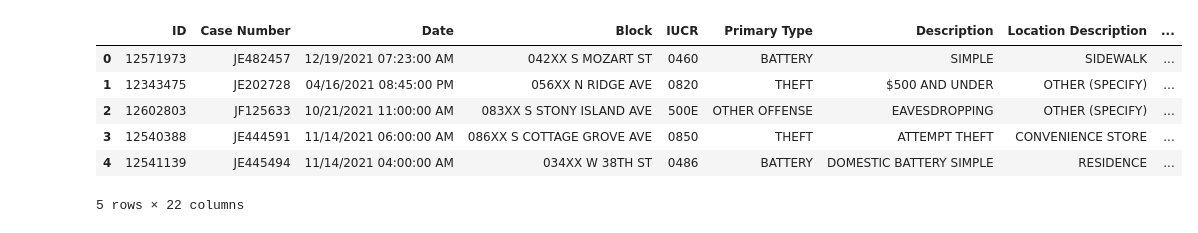
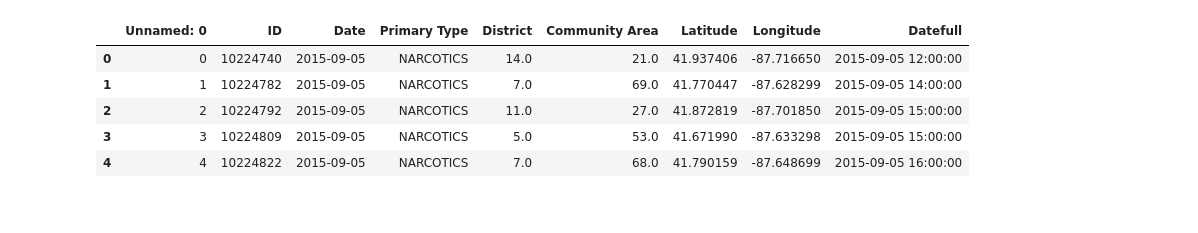
Before and after one commit to reqhiem/drf_template, a Jupyter notebook: api/data/example.ipynb, the cells around one changed output. Saved outputs shown, nothing was run; the diff lists cells and outputs as text; code cells hidden in the pictures.

```diff
--- a/api/data/example.ipynb
+++ b/api/data/example.ipynb
@@ -1,13 +1,12 @@
 # %%
 import pandas as pd
 # %%
-grades_df = pd.read_csv('2021.csv')
-grades_df.head(5)
+df = pd.read_csv('TEST_Narcotics.csv')
+df.head(5)
 # %% [output]
-|  | ID | Case Number | Date | Block | IUCR | Primary Type | Description | Location Description | ... |
-| 0 | 12571973 | JE482457 | 12/19/2021 07:23:00 AM | 042XX S MOZART ST | 0460 | BATTERY | SIMPLE | SIDEWALK | ... |
-| 1 | 12343475 | JE202728 | 04/16/2021 08:45:00 PM | 056XX N RIDGE AVE | 0820 | THEFT | $500 AND UNDER | OTHER (SPECIFY) | ... |
-| 2 | 12602803 | JF125633 | 10/21/2021 11:00:00 AM | 083XX S STONY ISLAND AVE | 500E | OTHER OFFENSE | EAVESDROPPING | OTHER (SPECIFY) | ... |
-| 3 | 12540388 | JE444591 | 11/14/2021 06:00:00 AM | 086XX S COTTAGE GROVE AVE | 0850 | THEFT | ATTEMPT THEFT | CONVENIENCE STORE | ... |
-| 4 | 12541139 | JE445494 | 11/14/2021 04:00:00 AM | 034XX W 38TH ST | 0486 | BATTERY | DOMESTIC BATTERY SIMPLE | RESIDENCE | ... |
+|  | Unnamed: 0 | ID | Date | Primary Type | District | Community Area | Latitude | Longitude | Datefull |
+| 0 | 0 | 10224740 | 2015-09-05 | NARCOTICS | 14.0 | 21.0 | 41.937406 | -87.716650 | 2015-09-05 12:00:00 |
+| 1 | 1 | 10224782 | 2015-09-05 | NARCOTICS | 7.0 | 69.0 | 41.770447 | -87.628299 | 2015-09-05 14:00:00 |
+| 2 | 2 | 10224792 | 2015-09-05 | NARCOTICS | 11.0 | 27.0 | 41.872819 | -87.701850 | 2015-09-05 15:00:00 |
+| 3 | 3 | 10224809 | 2015-09-05 | NARCOTICS | 5.0 | 53.0 | 41.671990 | -87.633298 | 2015-09-05 15:00:00 |
+| 4 | 4 | 10224822 | 2015-09-05 | NARCOTICS | 7.0 | 68.0 | 41.790159 | -87.648699 | 2015-09-05 16:00:00 |
-5 rows × 22 columns
```
Also changed, not shown: parts of 9 cells of this notebook, 55 other files.
